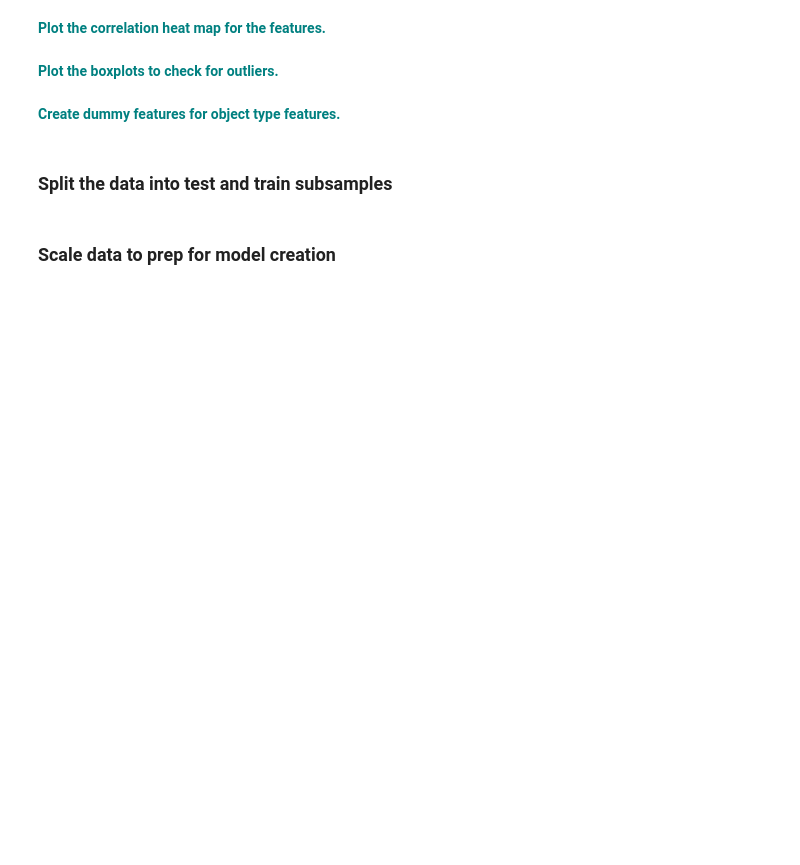
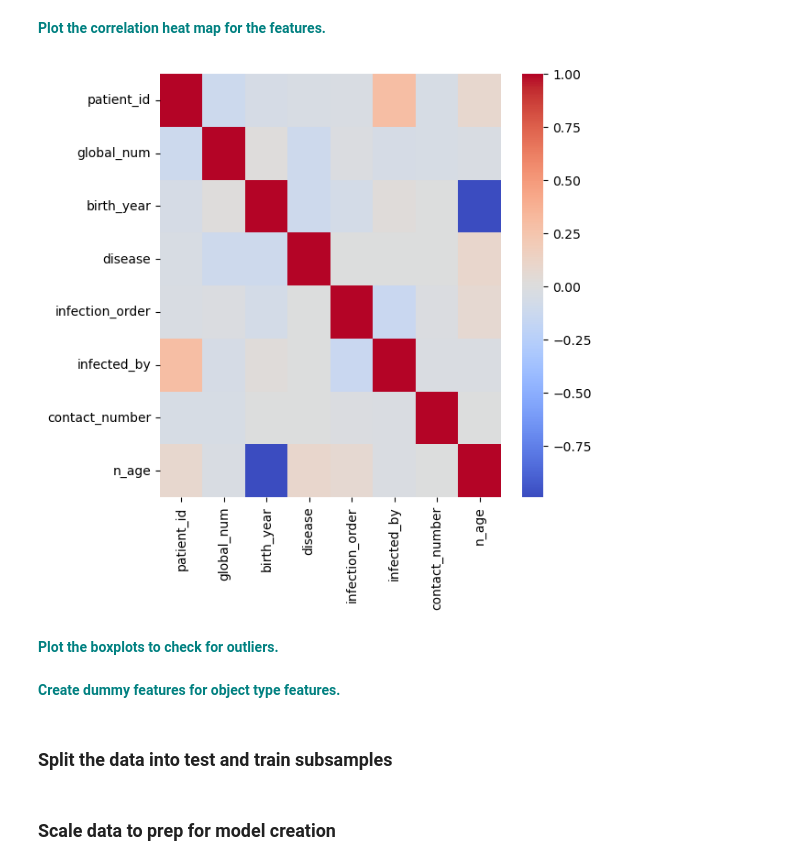
Before and after one commit to amoutafian/random_forest_case_study, a Jupyter notebook: RandomForest_casestudy_covid19.ipynb, the cells around one changed output. Saved outputs shown, nothing was run; the diff lists cells and outputs as text; code cells hidden in the pictures; blank space fills up the shorter version.

```diff
--- a/RandomForest_casestudy_covid19.ipynb
+++ b/RandomForest_casestudy_covid19.ipynb
@@ -296,5 +357,13 @@ vn
 # %% [markdown]
 **<font color='teal'> Plot the correlation heat map for the features.</font>**
+# %%
+numeric_cols = df.drop(['year', 'confirmed_date_year'], axis = 1)
+# %%
+plt.figure(figsize= (6, 6))
+sns.heatmap(numeric_cols.corr(), annot = False, cmap='coolwarm')
+plt.show()
+# %% [output]
+[figure, added]
 # %% [markdown]
 **<font color='teal'> Plot the boxplots to check for outliers. </font>**
 # %% [markdown]
```
Also changed, not shown: parts of 7 cells of this notebook.
